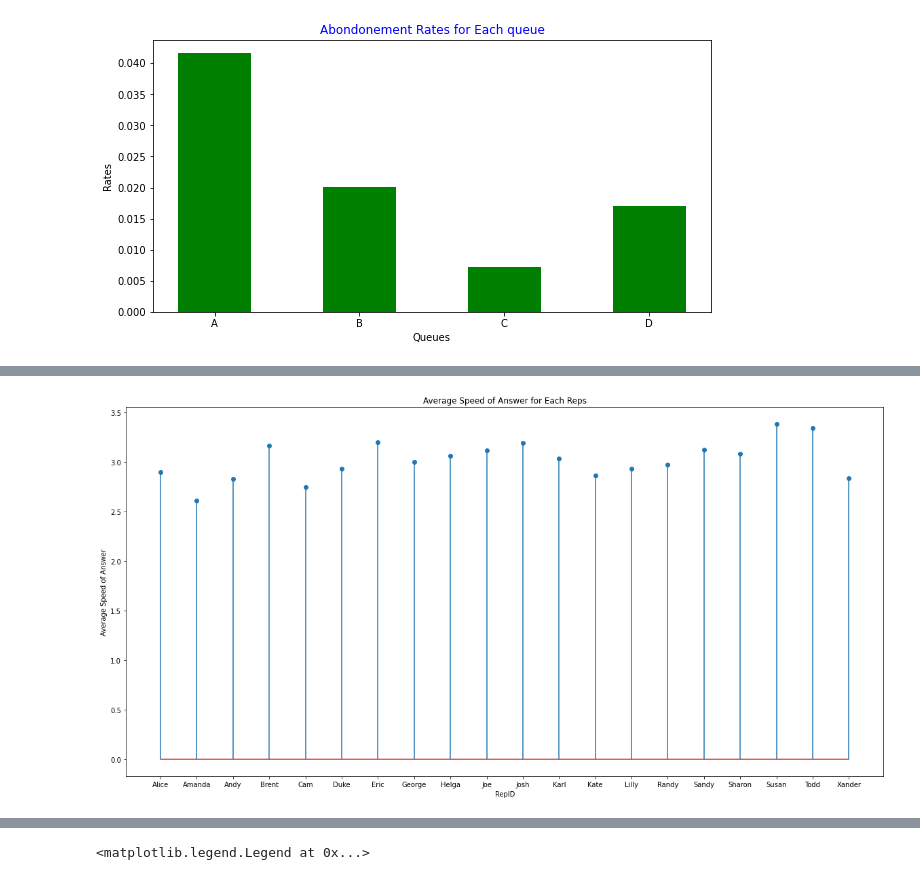
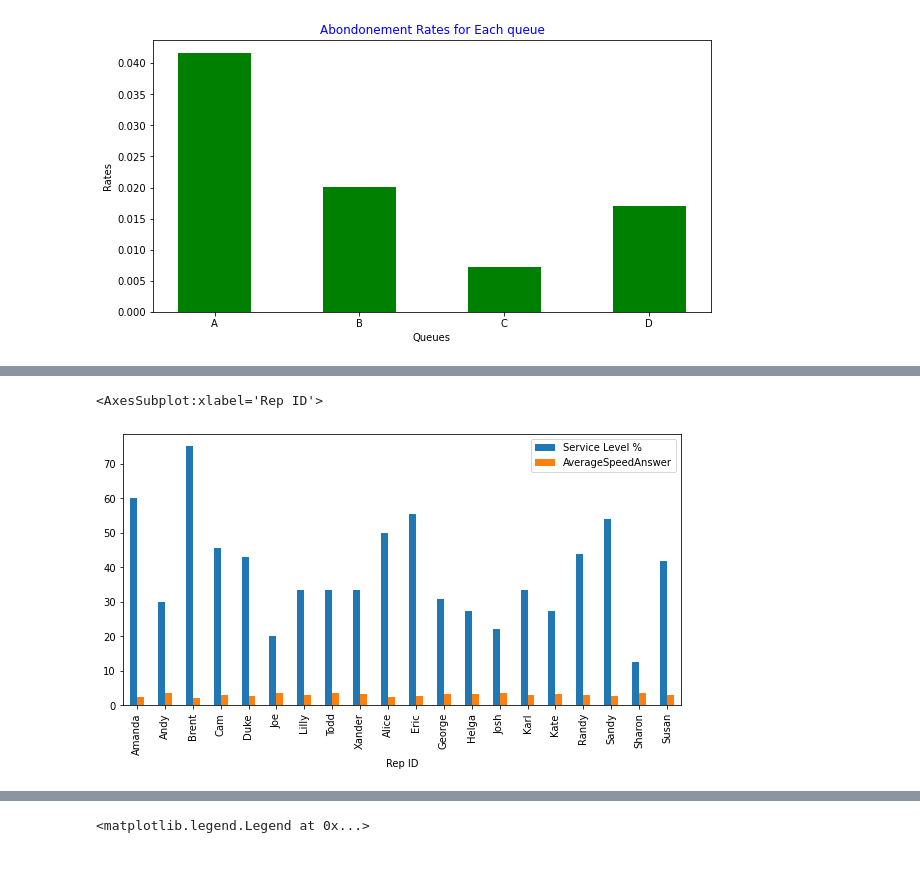
Before and after one commit to Kaviya-LC101/call-center-cleanup-assignment, a Jupyter notebook: Call Center Cleanup.ipynb, the cells around one changed output, grey strips where cells are left out. Drawn from its saved outputs; the diff is of its cells as text; code cells hidden in the pictures.

```diff
--- a/Call Center Cleanup.ipynb
+++ b/Call Center Cleanup.ipynb
@@ -611,12 +568,13 @@ plt.savefig('lollipop.png')
 # %%
-averageSpeedAnswer=df.groupby("Rep ID").aggregate({"During Call Wait Time":"mean"})
+averageSpeedAnswer=df.groupby("Rep ID").aggregate(AverageSpeedAnswer=("Incoming Wait Time","mean"))
+
+serviceLevel_averageSpeedAnswer=serviceLevelCompany.join(averageSpeedAnswer)
+
+serviceLevel_averageSpeedAnswer.reset_index(inplace=True)
-# %%
-fig = plt.figure(figsize = (20, 10))
-plt.stem(averageSpeedAnswer.index,averageSpeedAnswer['During Call Wait Time'])
-plt.title('Average Speed of Answer for Each Reps',color='black')
-plt.xlabel('RepID',color='black')
-plt.ylabel('Average Speed of Answer',color='black')
-plt.savefig('lollipop.png')
-# %% [output]
-[figure, removed]
+# %%
+
+serviceLevel_averageSpeedAnswer.plot(x="Rep ID",y=["Service Level %","AverageSpeedAnswer"],kind="bar",figsize=(10,5))
+# %% [output]
+<AxesSubplot:xlabel='Rep ID'>
+[figure, added]
 # %%
```
Also changed, not shown: parts of 27 cells of this notebook, 1 other file.
